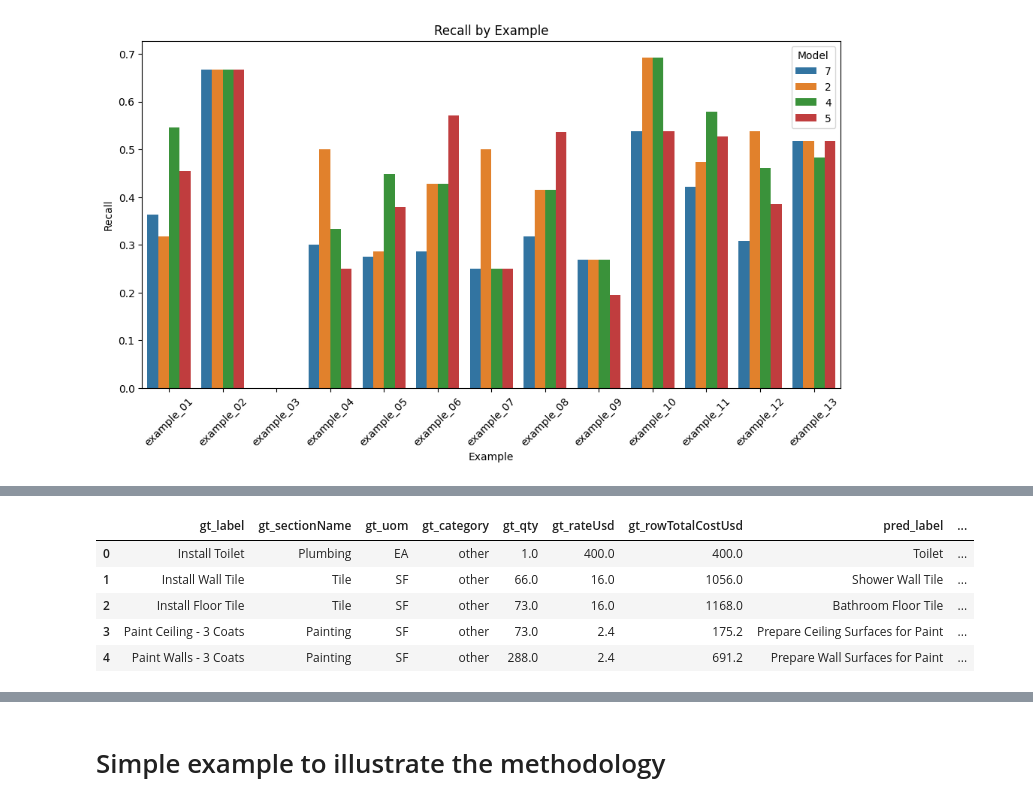
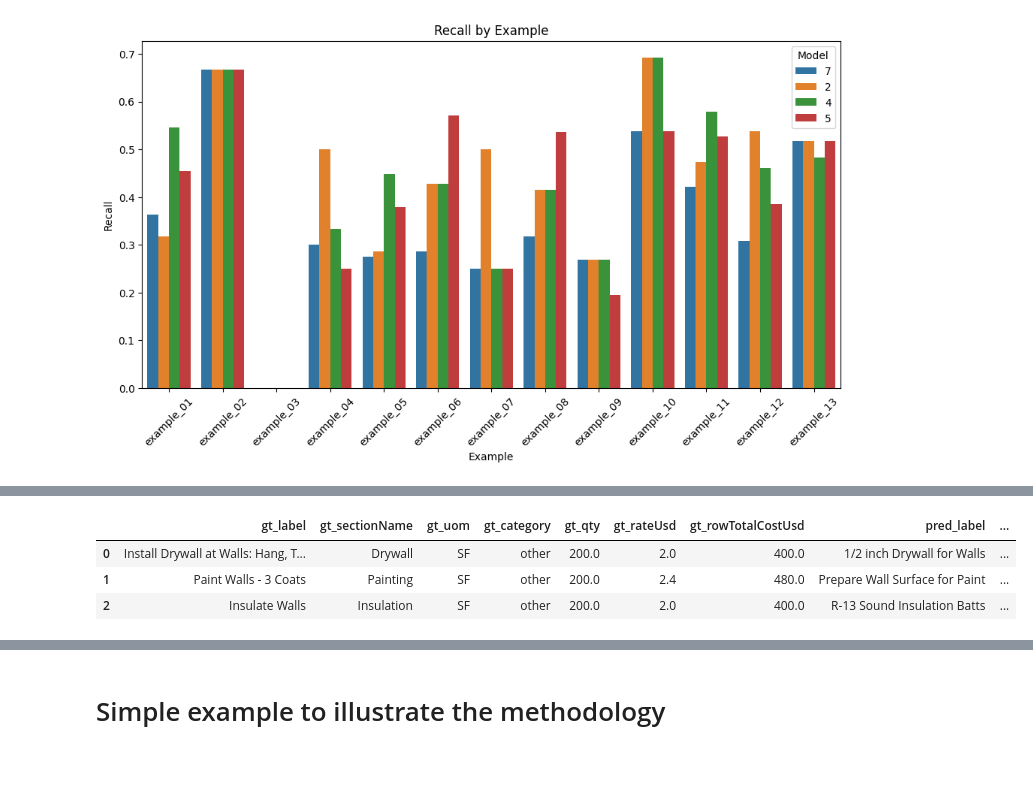
Before and after one commit to krzischp/handoff-eval, a Jupyter notebook: notebooks/evaluation.ipynb, the cells around one changed output, grey strips where cells are left out. Drawn from its saved outputs; the diff is of its cells as text; code cells hidden in the pictures; blank space fills up the shorter version.

```diff
--- a/notebooks/evaluation.ipynb
+++ b/notebooks/evaluation.ipynb
@@ -124,10 +120,9 @@ ground_truth_data["example_02"]["input"]
 # %%
-matched_pairs_dict["2"]["example_01"]["matched_pairs_data"].iloc[:5]
+# Investigate matched pair (gt_, pred_) for this same example and for the best model `4`
+matched_pairs_dict["4"]["example_02"]["matched_pairs_data"].iloc[:3]
 # %% [output]
 |  | gt_label | gt_sectionName | gt_uom | gt_category | gt_qty | gt_rateUsd | gt_rowTotalCostUsd | pred_label | ... |
-| 0 | Install Toilet | Plumbing | EA | other | 1.0 | 400.0 | 400.0 | Toilet | ... |
-| 1 | Install Wall Tile | Tile | SF | other | 66.0 | 16.0 | 1056.0 | Shower Wall Tile | ... |
-| 2 | Install Floor Tile | Tile | SF | other | 73.0 | 16.0 | 1168.0 | Bathroom Floor Tile | ... |
-| 3 | Paint Ceiling - 3 Coats | Painting | SF | other | 73.0 | 2.4 | 175.2 | Prepare Ceiling Surfaces for Paint | ... |
-| 4 | Paint Walls - 3 Coats | Painting | SF | other | 288.0 | 2.4 | 691.2 | Prepare Wall Surfaces for Paint | ... |
+| 0 | Install Drywall at Walls: Hang, T... | Drywall | SF | other | 200.0 | 2.0 | 400.0 | 1/2 inch Drywall for Walls | ... |
+| 1 | Paint Walls - 3 Coats | Painting | SF | other | 200.0 | 2.4 | 480.0 | Prepare Wall Surface for Paint | ... |
+| 2 | Insulate Walls | Insulation | SF | other | 200.0 | 2.0 | 400.0 | R-13 Sound Insulation Batts | ... |
 # %%
```
Also changed, not shown: parts of 8 cells of this notebook, 6 other files.
